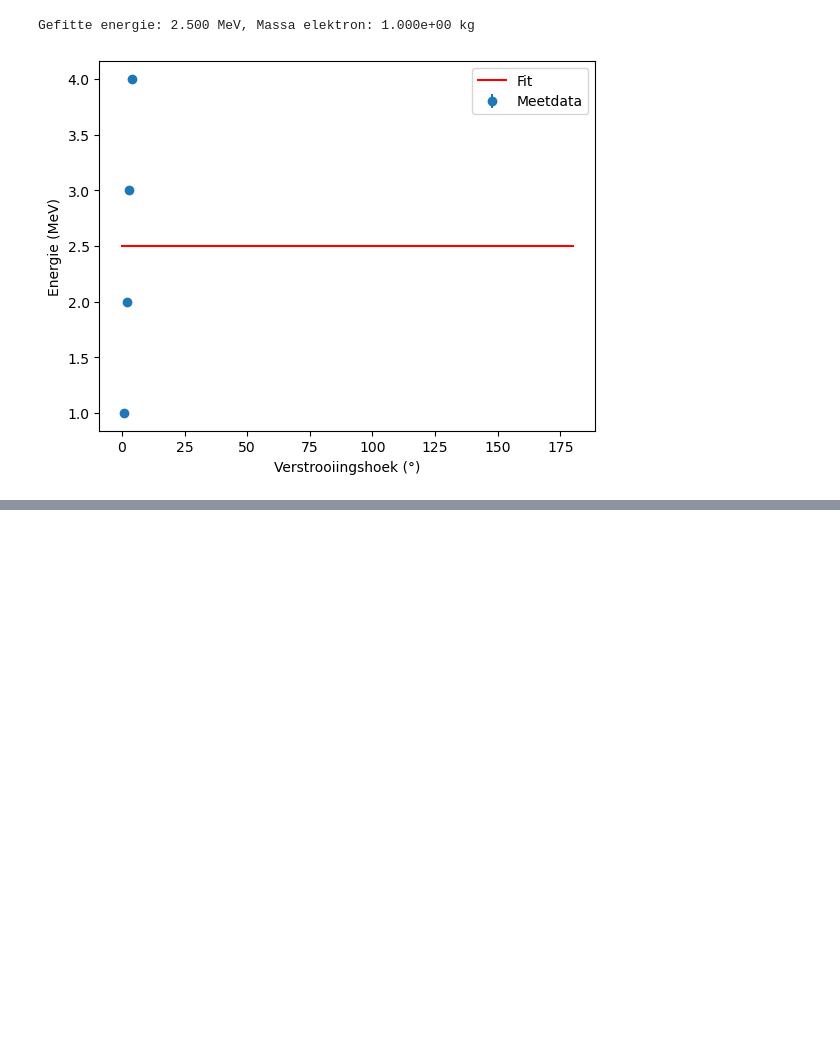
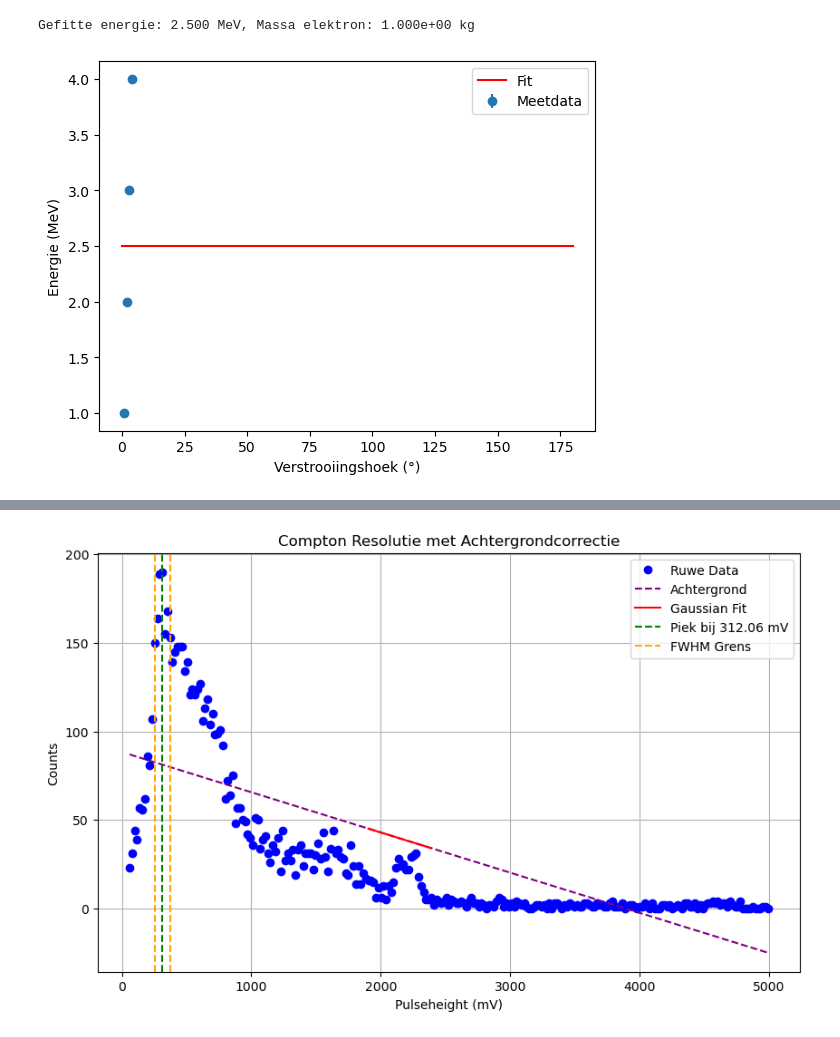
Before and after one commit to marinotcurie/astroparticles-practicum-2, a Jupyter notebook: compton_scattering.ipynb, the cells around one changed output, grey strips where cells are left out. Drawn from its saved outputs; the diff is of its cells as text; code cells hidden in the pictures; blank space fills up the shorter version.

```diff
--- a/compton_scattering.ipynb
+++ b/compton_scattering.ipynb
@@ -41,0 +71,91 @@ sigma_total = np.sqrt(sigma_detector**2 + sigma_statistical**2 + sigma_calibrati
+# %%
+pulseheight_compton_cesium = combined_df.iloc[:, 0].values
+counts_compton_cesium = combined_df.iloc[:, 1].values
+# %%
+import numpy as np
+import matplotlib.pyplot as plt
+from scipy.optimize import curve_fit
+
+# Gaussische functie
+def gauss_function(x, amp, cen, width):
+    return amp * np.exp(-((x - cen) ** 2) / (2 * width ** 2))
+
+# Achtergrondfunctie (lineair model)
+def background_function(x, a, b):
+    return a * x + b
+
+# Filter data in een beperkte range rond de verwachte piekpositie (2168 mV)
+expected_peak = 2168
+fit_range = (pulseheight_compton_cesium > 1900) & (pulseheight_compton_cesium < 2400)
+filtered_pulseheight = pulseheight_compton_cesium[fit_range]
+filtered_counts = counts_compton_cesium[fit_range]
+
+# Achtergrond fitten op data buiten de piekregio
+background_range = (pulseheight_compton_cesium < 1800) | (pulseheight_compton_cesium > 2500)
+bg_params, _ = curve_fit(
+    background_function,
+    pulseheight_compton_cesium[background_range],
+    counts_compton_cesium[background_range]
+)
+
+# Achtergrond aftrekken
+background = background_function(pulseheight_compton_cesium, *bg_params)
+counts_corrected = counts_compton_cesium - background
+
+# Curve fit uitvoeren met de gefilterde data en correctie
+initial_guess = [max(filtered_counts), pulseheight_compton_cesium[np.argmax(counts_compton_cesium)], 50]
+params, covariance = curve_fit(
+    gauss_function,
+    filtered_pulseheight,
+    filtered_counts - background_function(filtered_pulseheight, *bg_params),
+    p0=initial_guess
+)
+
+# Extract parameters van de fit
+amp, cen, width = params
+fwhm = 2 * np.sqrt(2 * np.log(2)) * width  # Full Width at Half Maximum
+resolution = (fwhm / cen) * 100            # Resolutie in percentage
+
+# Foutmarges op parameters berekenen
+perr = np.sqrt(np.diag(covariance))
+
+# Resultaten printen
+print(f"Fitted Parameters:")
+print(f"Amplitude: {amp:.2f} ± {perr[0]:.2f}")
+print(f"Center (Pulse hoogte op de piek): {cen:.2f} ± {perr[1]:.2f} mV")
+print(f"Width (sigma): {width:.2f} ± {perr[2]:.2f} mV")
+print(f"FWHM: {fwhm:.2f} mV")
+print(f"Resolutie: {resolution:.2f}%")
+
+# Data plotten
+plt.figure(figsize=(10, 6))
+plt.plot(pulseheight_compton_cesium, counts_compton_cesium, label='Ruwe Data', color='blue', marker='o', linestyle='')
+plt.plot(pulseheight_compton_cesium, background, label='Achtergrond', color='purple', linestyle='--')
+plt.plot(
+    filtered_pulseheight,
+    gauss_function(filtered_pulseheight, *params) + background_function(filtered_pulseheight, *bg_params),
+    label='Gaussian Fit',
+    color='red'
+)
+plt.axvline(cen, color='green', linestyle='--', label=f'Piek bij {cen:.2f} mV')
+plt.axvline(cen - fwhm / 2, color='orange', linestyle='--', label='FWHM Grens')
+plt.axvline(cen + fwhm / 2, color='orange', linestyle='--')
+plt.xlabel('Pulseheight (mV)')
+plt.ylabel('Counts')
+plt.title('Compton Resolutie met Achtergrondcorrectie')
+plt.legend()
+plt.grid()
+plt.show()
+
+# Residuen plotten
+residuals = counts_compton_cesium - (gauss_function(pulseheight_compton_cesium, *params) + background)
+plt.figure(figsize=(10, 6))
+plt.plot(pulseheight_compton_cesium, residuals, label='Residuen', marker='o', linestyle='')
+plt.axhline(0, color='red', linestyle='--')
+plt.xlabel('Pulseheight (mV)')
+plt.ylabel('Residuen')
+plt.title('Residuen van de Fit')
+plt.grid()
+plt.legend()
+plt.show()
+# %% [output]
@@ -41,0 +168 @@ sigma_total = np.sqrt(sigma_detector**2 + sigma_statistical**2 + sigma_calibrati
+[figure, added]
```
Also changed, not shown: parts of 2 cells of this notebook, 7 other files.
